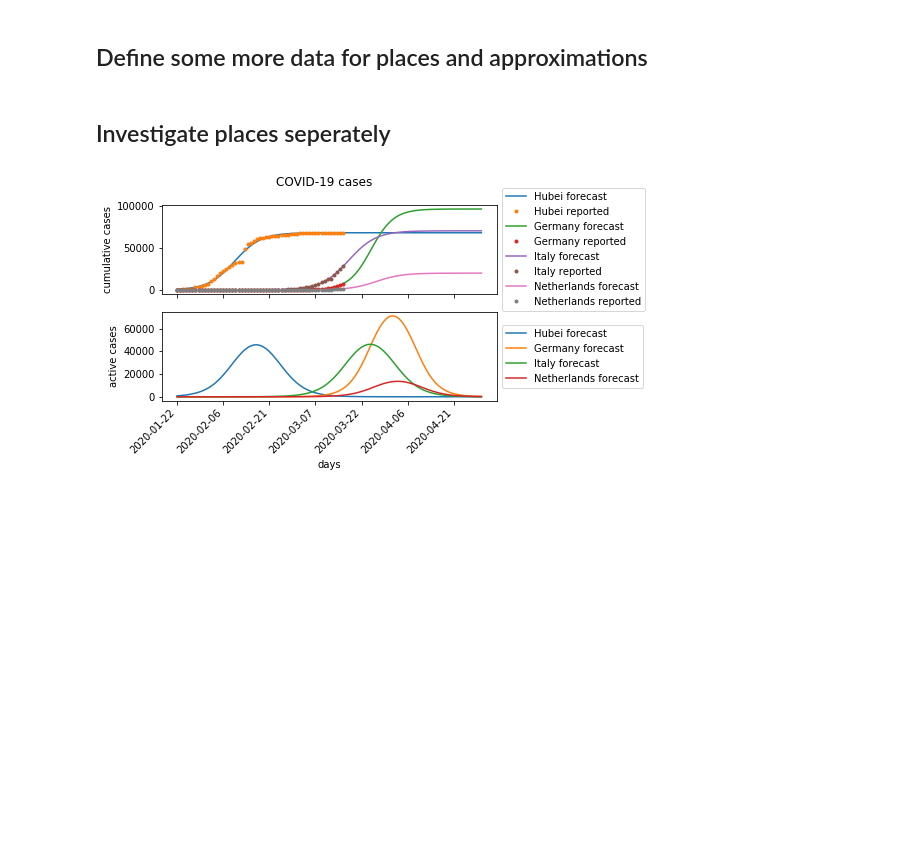
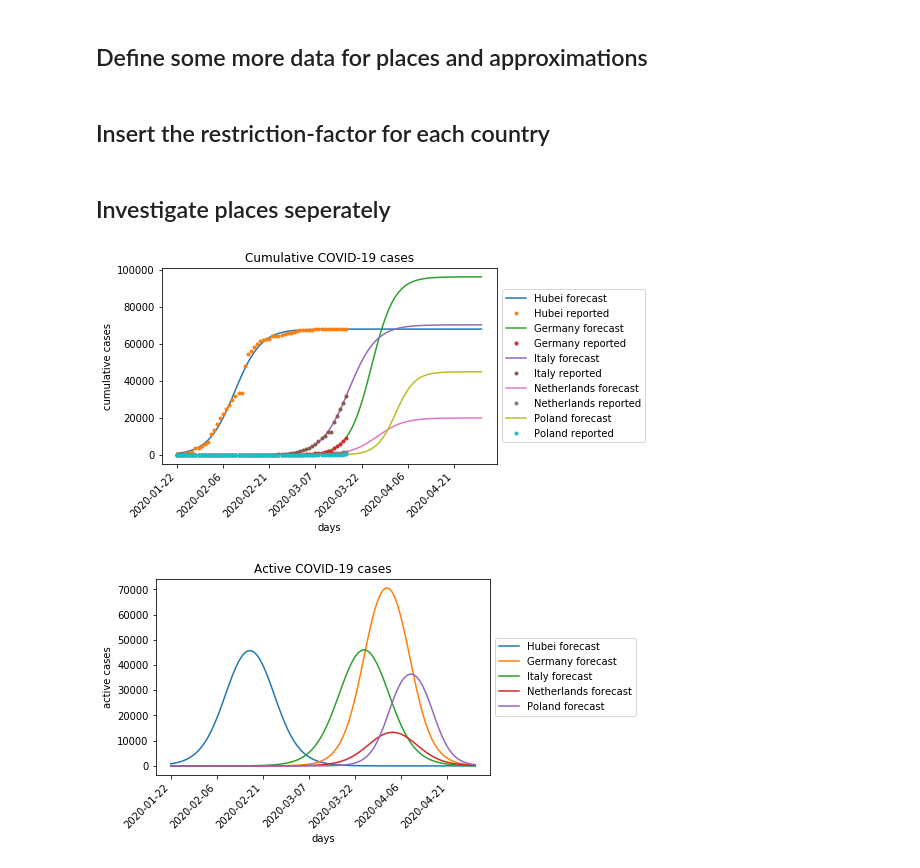
Before and after one commit to lukasmu/coronavirus, a Jupyter notebook: coronavirus_forecast.ipynb, the cells around one changed output. Cells and saved outputs as stored; diff of their text form; code cells hidden in the pictures; blank space fills up the shorter version.

Commit message:
added Poland, per capita and restriction factors

```diff
--- a/coronavirus_forecast.ipynb
+++ b/coronavirus_forecast.ipynb
@@ -18,7 +19,8 @@ places = [
     'Hubei',
     'Germany',
     'Italy',
-    'Netherlands'
+    'Netherlands',
+    'Poland'
 ]
 dataset = [np.array(coronavirus_data.get_series(place, 'Confirmed')) for place in places]
 index = np.arange(len(dataset[0]))
@@ -30,8 +32,11 @@ inhabitants = [
     58.5*10**6,
     82.79*10**6,
     60.48*10**6,
-    17.18*10**6
+    17.18*10**6,
+    38.65*10**6
 ]
-fraction = 0.00116 # Ratio between confirmed cases and inhabitants at the end of the modelled period (assuming there is only a single wave)
+base_fraction = 0.00116 # Ratio between confirmed cases and inhabitants at the end of the modelled period (assuming there is only a single wave and based on Hubei!)
 duration = 14 # Duration of infection/Days after which the cases become non-active (either due to recovery or death)
 time = 100 # Number of days to model
+# %% [markdown]
+## Insert the restriction-factor for each country
@@ -38,40 +69,50 @@ time = 100 # Number of days to model
 # %% [markdown]
 ## Investigate places seperately
 # %%
-fig, axs = plt.subplots(2)
-plt.suptitle('COVID-19 cases')
+fig1, axs1 = plt.subplots()
+fig2, axs2 = plt.subplots()
 
+cumulative_pc = []
+active_pc = []
 for i in range(len(places)):
 
+    fraction = fractions[i]
     def logistic_model(x,a,b):
         return inhabitants[i]*fraction/(1+np.exp(-(x-b)/a))
     fit = opt.curve_fit(logistic_model, index, dataset[i])
 
-    cumulative = np.array([logistic_model(j, fit[0][0], fit[0][1]) for j in np.arange(100)])
-    decay = np.array([logistic_model(j-duration, fit[0][0], fit[0][1]) for j in np.arange(100)])
+    cumulative = np.array([logistic_model(j, fit[0][0], fit[0][1]) for j in np.arange(time)])
+    cumulative_pc.append(cumulative / inhabitants[i])
+    decay = np.array([logistic_model(j-duration, fit[0][0], fit[0][1]) for j in np.arange(time)])
+    decay_pc = decay / inhabitants[i]
     active = (cumulative-decay)
+    active_pc.append(active / inhabitants[i])
 
-    axs[0].plot(np.arange(time), cumulative,
+    axs1.plot(np.arange(time), cumulative,
                label='{} forecast'.format(places[i]))
-    axs[0].plot(index, dataset[i], marker = '.', linestyle = 'None',
+    axs1.plot(index, dataset[i], marker = '.', linestyle = 'None',
                label='{} reported'.format(places[i]))
 
-    axs[1].plot(np.arange(time), active,
+    axs2.plot(np.arange(time), active,
                label='{} forecast'.format(places[i]))
 
-
-for ax in axs:
+axs = [axs1, axs2]
+figs = [fig1, fig2]
+for ax, fig in zip(axs,figs):
     ax.set_xlabel('days')
     ax.legend(loc='center left', bbox_to_anchor=(1, 0.5))
     def to_date(x, pos, today=datetime.datetime.strptime(coronavirus_data.get_series(places[0], 'Confirmed').index[0], '%m/%d/%y').date()):
         return today+datetime.timedelta(days=x)
     fmt = tic.FuncFormatter(to_date)
     ax.xaxis.set_major_formatter(fmt)
     ax.xaxis.set_major_locator(plt.MaxNLocator(8))
     fig.autofmt_xdate(rotation=45)
 
-axs[0].set_ylabel('cumulative cases')
-axs[1].set_ylabel('active cases')
+axs1.set_ylabel('cumulative cases')
+axs2.set_ylabel('active cases')
+axs1.set_title('Cumulative COVID-19 cases')
+axs2.set_title('Active COVID-19 cases')
 plt.show()
 # %% [output]
-[figure, old version]
+[figure, new version]
+[figure, added]
```
Also changed, not shown: parts of 3 cells of this notebook, 1 other file.
